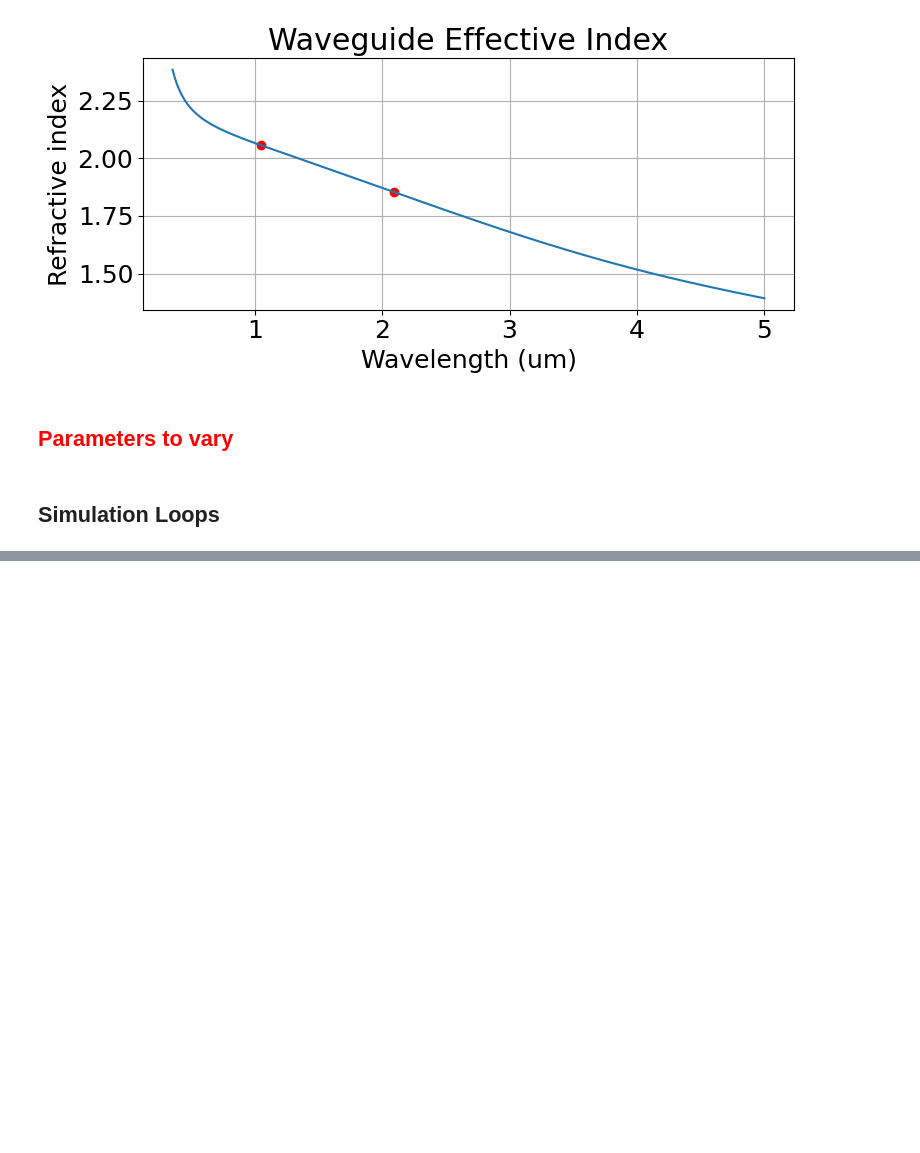
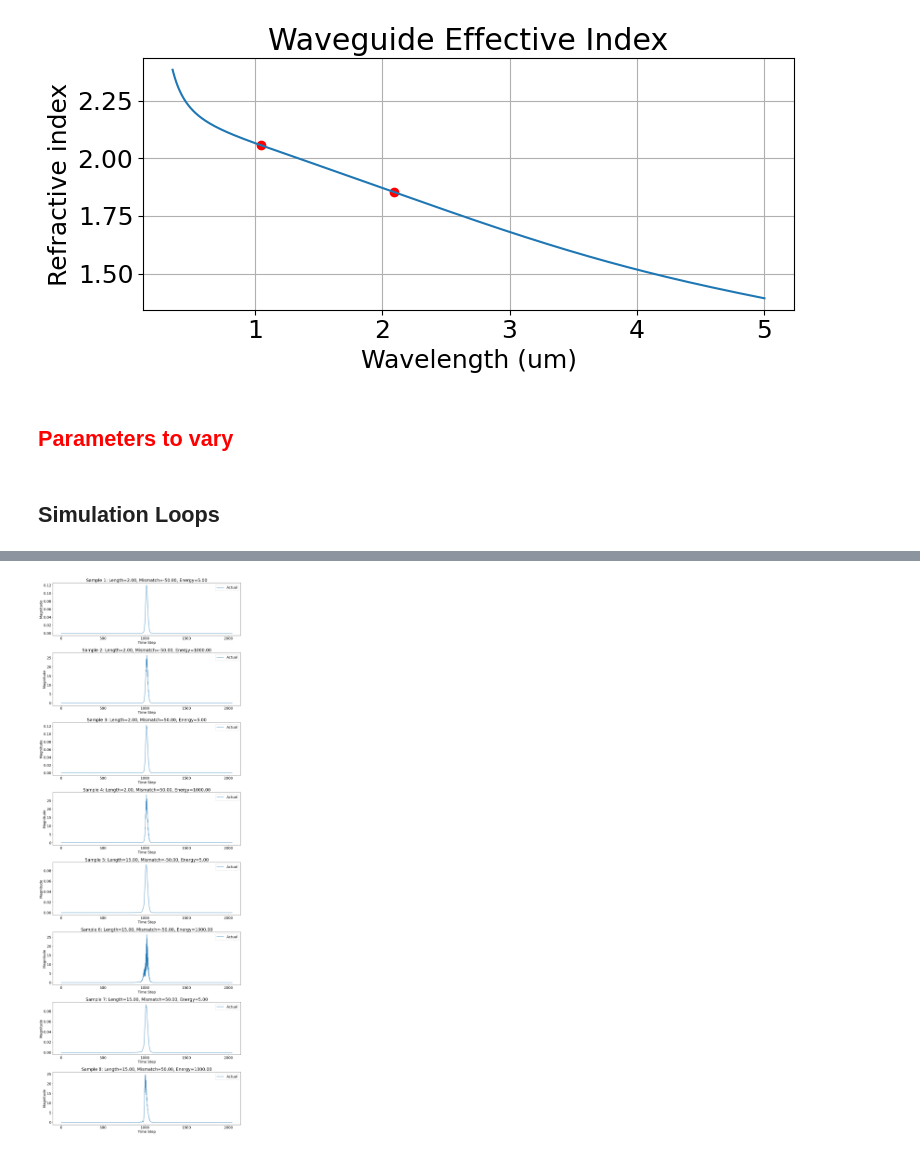
Before and after one commit to Robertboy18/neuraloperator, a Jupyter notebook: examples/SHG_Simulation_Data_Generation.ipynb, the cells around one changed output, grey strips where cells are left out. Saved outputs shown, nothing was run; the diff lists cells and outputs as text; code cells hidden in the pictures; blank space fills up the shorter version.

```diff
--- a/examples/SHG_Simulation_Data_Generation.ipynb
+++ b/examples/SHG_Simulation_Data_Generation.ipynb
@@ -247,0 +292,25 @@ Data saved to /home/robert/repo/neuraloperator/examples/'SHG_output.csv
+# %%
+def predict_and_visualize(model=None, input_data=None, actual_output=None, features=None):
+
+
+    num_samples = input_data.shape[0]
+    fig, axs = plt.subplots(num_samples, 1, figsize=(15, 5*num_samples))
+    if num_samples == 1:
+        axs = [axs]
+
+    actual_output = np.array(actual_output).reshape(num_samples, 1, 2048)
+
+    for i in range(num_samples):
+        axs[i].plot(np.abs(actual_output[i, 0, :])**2, label='Actual')
+        axs[i].set_title(f"Sample {i+1}: Length={features[i,0]:.2f}, Mismatch={features[i,1]:.2f}, Energy={features[i,2]:.2f}")
+        axs[i].set_xlabel('Time Step')
+        axs[i].set_ylabel('Magnitude')
+        axs[i].legend()
+
+    plt.tight_layout()
+    plt.savefig('Forward-problem-em.png')
+    plt.show()
+
+predict_and_visualize(None, input_data, actual_output, features)
+# %% [output]
+[figure, added]
```
Also changed, not shown: parts of 4 cells of this notebook, 6 other files.
